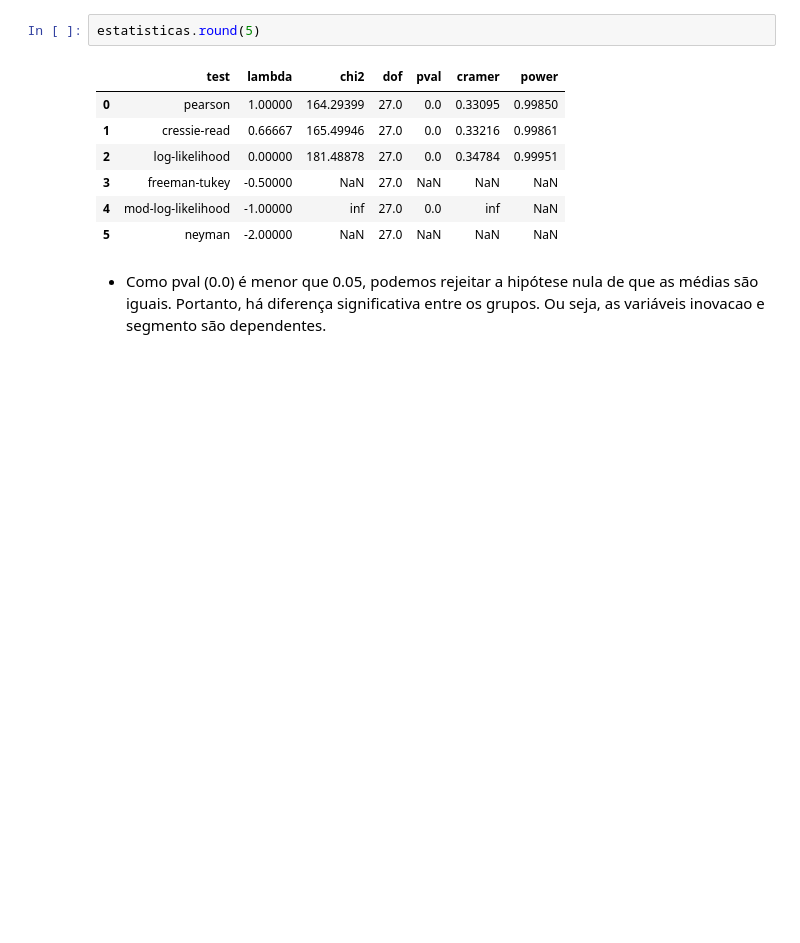
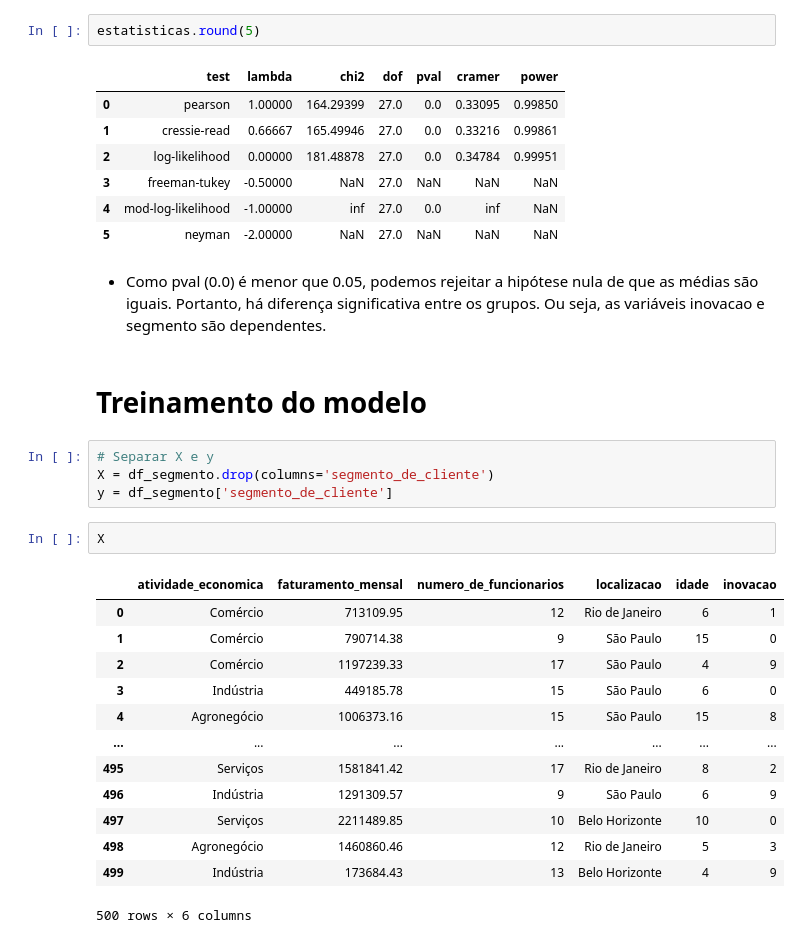
Before and after one commit to angelomedeiros/formacao-ia-classificacao-arvore-decisao, a Jupyter notebook: classificacao_segmento_empresa.ipynb, the cells around one changed output. Drawn from its saved outputs; the diff is of its cells as text; blank space fills up the shorter version.

Commit message:
feat: Treinamento do Modelo

```diff
--- a/classificacao_segmento_empresa.ipynb
+++ b/classificacao_segmento_empresa.ipynb
@@ -260,3 +260,25 @@ estatisticas.round(5)
 | 5 | neyman | -2.00000 | NaN | 27.0 | NaN | NaN | NaN |
 # %% [markdown]
 - Como pval (0.0) é menor que 0.05, podemos rejeitar a hipótese nula de que as médias são iguais. Portanto, há diferença significativa entre os grupos. Ou seja, as variáveis inovacao e segmento são dependentes.
+# %% [markdown]
+# Treinamento do modelo
+# %%
+# Separar X e y
+X = df_segmento.drop(columns='segmento_de_cliente')
+y = df_segmento['segmento_de_cliente']
+# %%
+X
+# %% [output]
+|  | atividade_economica | faturamento_mensal | numero_de_funcionarios | localizacao | idade | inovacao |
+| 0 | Comércio | 713109.95 | 12 | Rio de Janeiro | 6 | 1 |
+| 1 | Comércio | 790714.38 | 9 | São Paulo | 15 | 0 |
+| 2 | Comércio | 1197239.33 | 17 | São Paulo | 4 | 9 |
+| 3 | Indústria | 449185.78 | 15 | São Paulo | 6 | 0 |
+| 4 | Agronegócio | 1006373.16 | 15 | São Paulo | 15 | 8 |
+| ... | ... | ... | ... | ... | ... | ... |
+| 495 | Serviços | 1581841.42 | 17 | Rio de Janeiro | 8 | 2 |
+| 496 | Indústria | 1291309.57 | 9 | São Paulo | 6 | 9 |
+| 497 | Serviços | 2211489.85 | 10 | Belo Horizonte | 10 | 0 |
+| 498 | Agronegócio | 1460860.46 | 12 | Rio de Janeiro | 5 | 3 |
+| 499 | Indústria | 173684.43 | 13 | Belo Horizonte | 4 | 9 |
+500 rows × 6 columns
```
Also changed, not shown: parts of 5 cells of this notebook.
